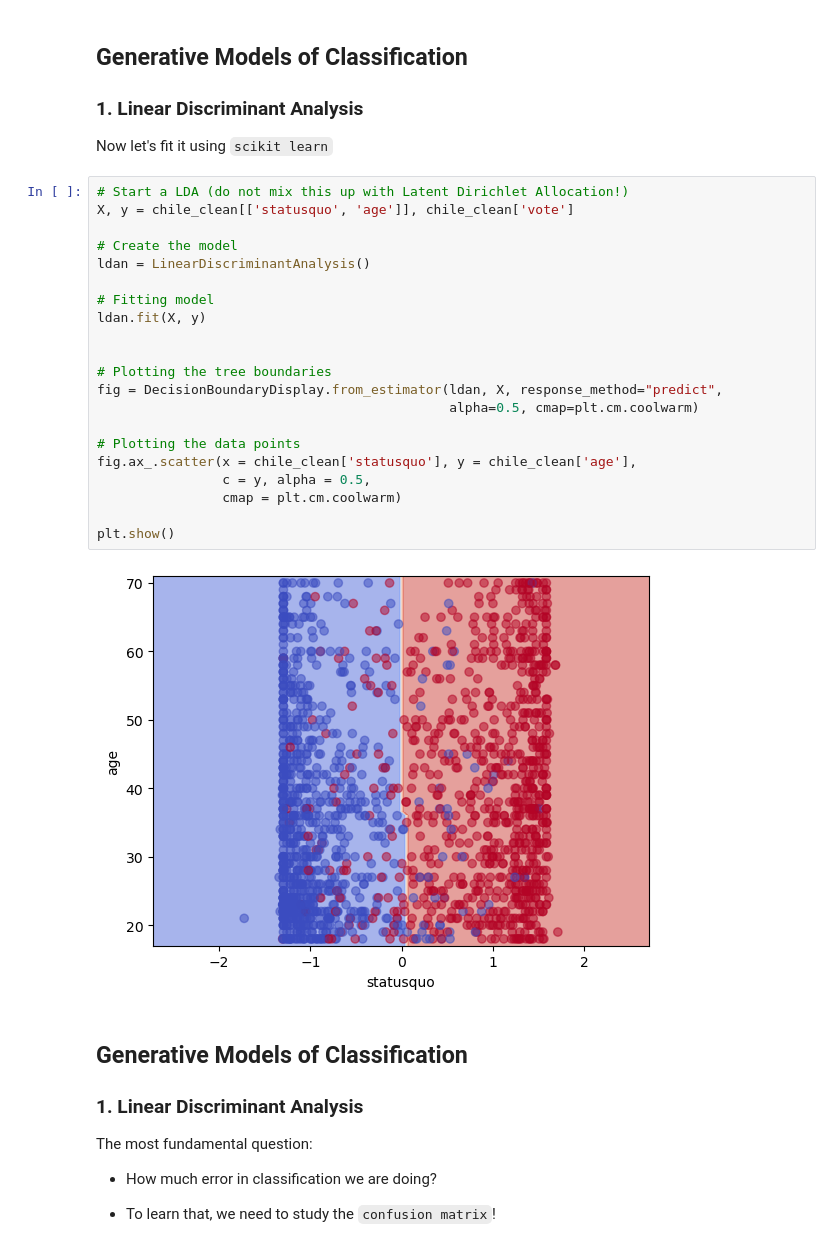
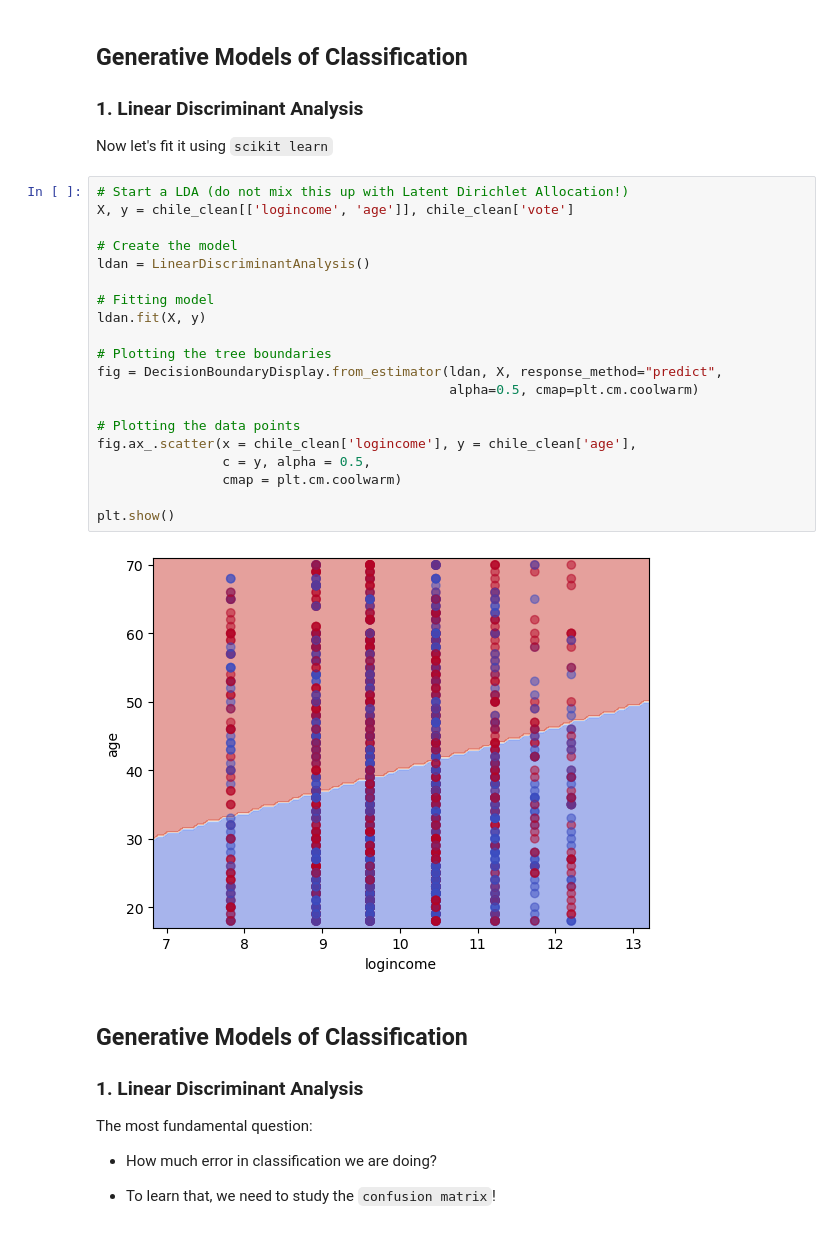
Before and after one commit to umbertomig/POLI175public, a Jupyter notebook: lectures/lecture12.ipynb, the cells around one changed output. Drawn from its saved outputs; the diff is of its cells as text.

```diff
--- a/lectures/lecture12.ipynb
+++ b/lectures/lecture12.ipynb
@@ -274,27 +273,26 @@ Note that this is a linear function, so the name `Linear Discriminant Analysis`!
 Now let's fit it using `scikit learn`
 # %%
 # Start a LDA (do not mix this up with Latent Dirichlet Allocation!)
-X, y = chile_clean[['statusquo', 'age']], chile_clean['vote']
+X, y = chile_clean[['logincome', 'age']], chile_clean['vote']
 
 # Create the model
 ldan = LinearDiscriminantAnalysis()
 
 # Fitting model
 ldan.fit(X, y)
 
-
 # Plotting the tree boundaries
 fig = DecisionBoundaryDisplay.from_estimator(ldan, X, response_method="predict",
                                              alpha=0.5, cmap=plt.cm.coolwarm)
 
 # Plotting the data points
-fig.ax_.scatter(x = chile_clean['statusquo'], y = chile_clean['age'],
+fig.ax_.scatter(x = chile_clean['logincome'], y = chile_clean['age'],
                 c = y, alpha = 0.5,
                 cmap = plt.cm.coolwarm)
 
 plt.show()
 # %% [output]
-[figure, old version]
+[figure, new version]
 # %% [markdown]
 ## Generative Models of Classification
 
```
Also changed, not shown: parts of 3 cells of this notebook, 7 other files.
